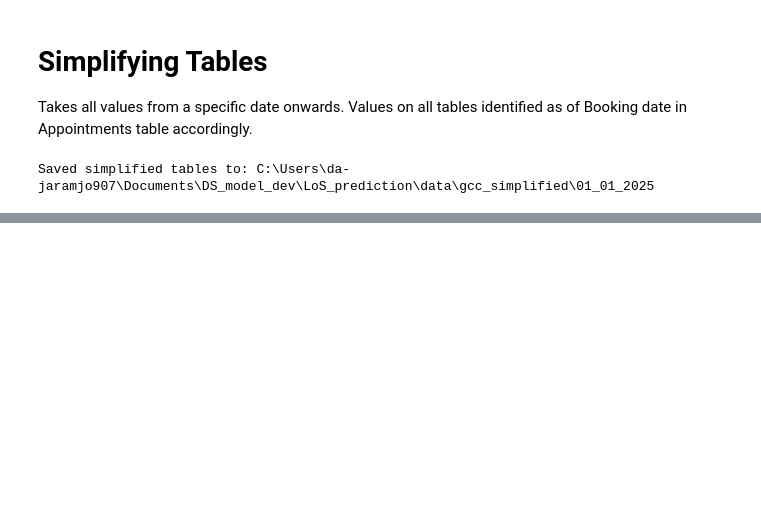
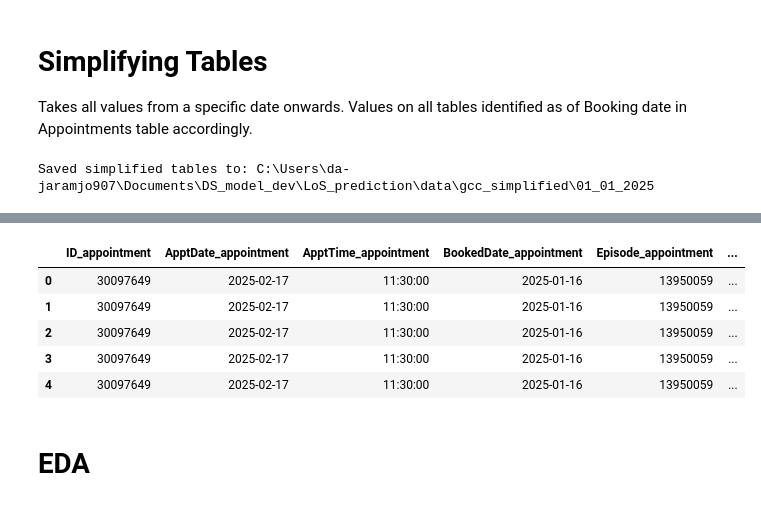
Before and after one commit to JorgeIvanJH/LoS_prediction, a Jupyter notebook: EDA/EDA_GGC.ipynb, the cells around one changed output, grey strips where cells are left out. Drawn from its saved outputs; the diff is of its cells as text; code cells hidden in the pictures; blank space fills up the shorter version.

```diff
--- a/EDA/EDA_GGC.ipynb
+++ b/EDA/EDA_GGC.ipynb
@@ -82,0 +83,2 @@ Saved simplified tables to: C:\Users\da-jaramjo907\Documents\DS_model_dev\LoS_pr
+# %%
+SRC_DIR = Path("../data/gcc_simplified/01_01_2025")  # CHANGE AS DESIRED: Base of tables
@@ -82,0 +297,12 @@ Saved simplified tables to: C:\Users\da-jaramjo907\Documents\DS_model_dev\LoS_pr
+# %%
+df = pd.read_pickle(SRC_DIR / "FULL_tables_merged.pkl")
+df.head(5)
+# %% [output]
+|  | ID_appointment | ApptDate_appointment | ApptTime_appointment | BookedDate_appointment | Episode_appointment | ... |
+| 0 | 30097649 | 2025-02-17 | 11:30:00 | 2025-01-16 | 13950059 | ... |
+| 1 | 30097649 | 2025-02-17 | 11:30:00 | 2025-01-16 | 13950059 | ... |
+| 2 | 30097649 | 2025-02-17 | 11:30:00 | 2025-01-16 | 13950059 | ... |
+| 3 | 30097649 | 2025-02-17 | 11:30:00 | 2025-01-16 | 13950059 | ... |
+| 4 | 30097649 | 2025-02-17 | 11:30:00 | 2025-01-16 | 13950059 | ... |
+# %% [markdown]
+# EDA
```
Also changed, not shown: parts of 19 cells of this notebook, 1 other file.
